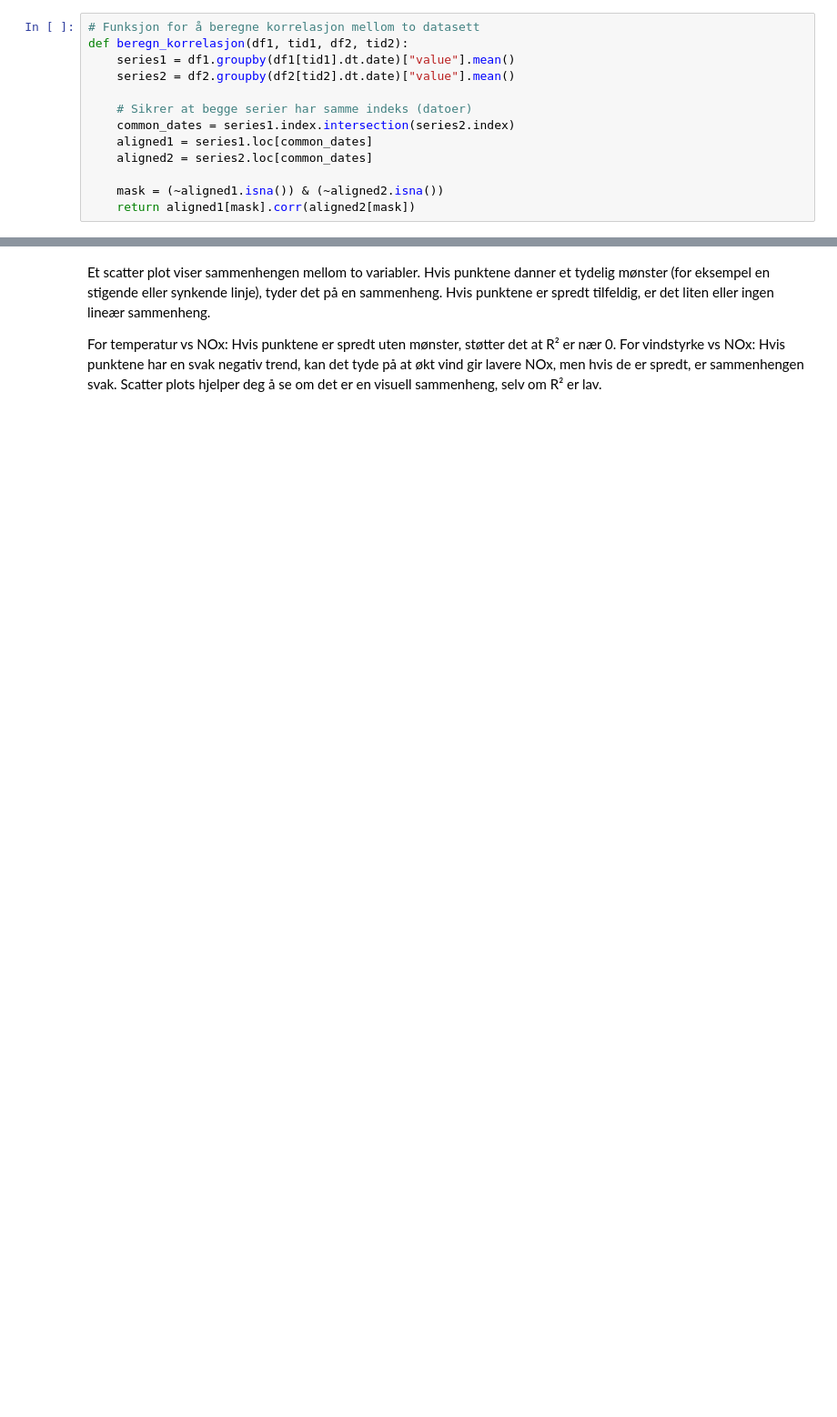
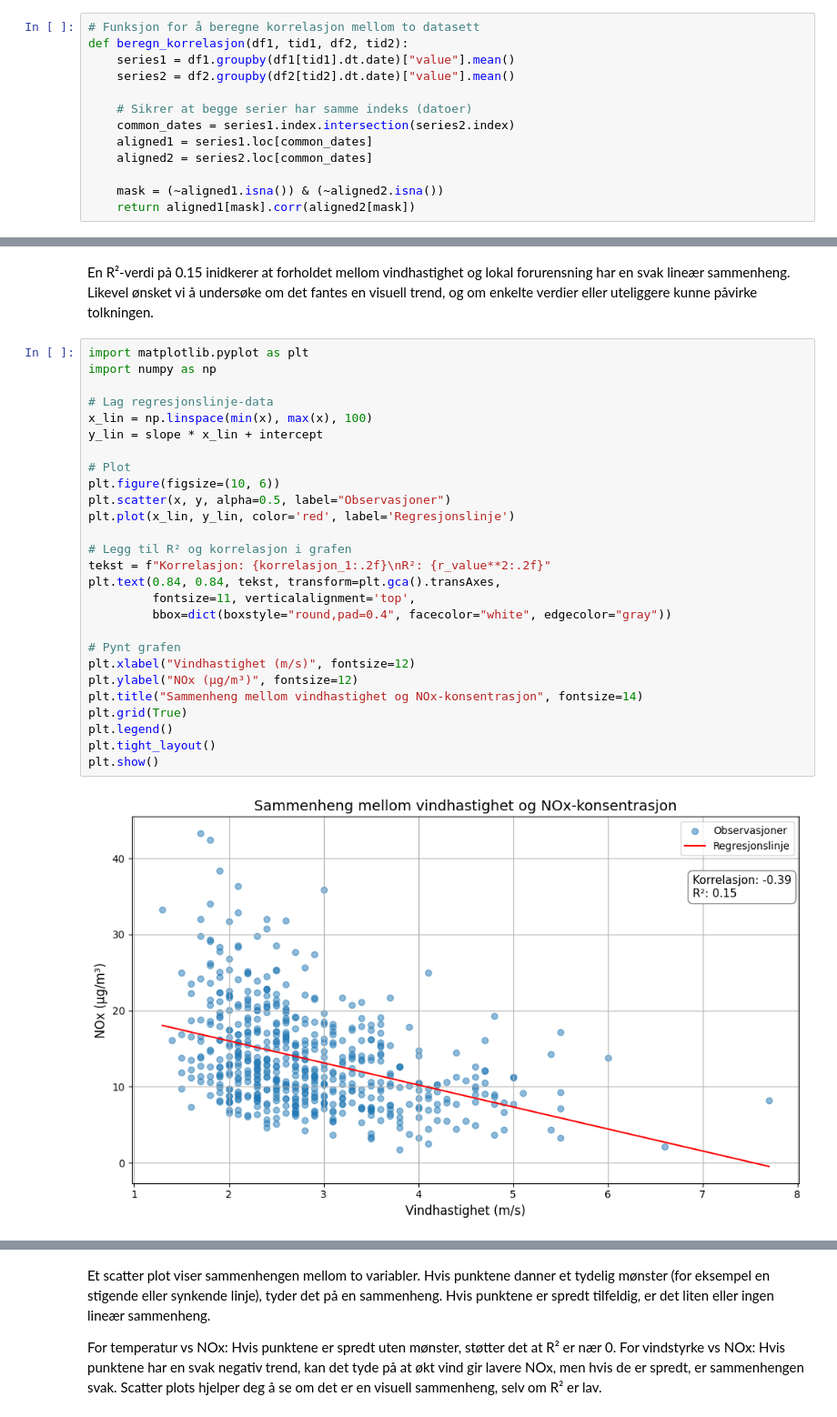
Before and after one commit to andre-hegre/Miljoeanalyse, a Jupyter notebook: proj_environment-main/notebooks/Dataanalyse.ipynb, the cells around one changed output, grey strips where cells are left out. Shown at 91% size. Drawn from its saved outputs; the diff is of its cells as text; blank space fills up the shorter version.

```diff
--- a/proj_environment-main/notebooks/Dataanalyse.ipynb
+++ b/proj_environment-main/notebooks/Dataanalyse.ipynb
@@ -230,0 +170,31 @@ Vi brukte scatter plots og sammenligning nedenfor for å undersøke sammenhenger
+# %% [markdown]
+En R²-verdi på 0.15 inidkerer at forholdet mellom vindhastighet og lokal forurensning har en svak lineær sammenheng. Likevel ønsket vi å undersøke om det fantes en visuell trend, og om enkelte verdier eller uteliggere kunne påvirke tolkningen.
+# %%
+import matplotlib.pyplot as plt
+import numpy as np
+
+# Lag regresjonslinje-data
+x_lin = np.linspace(min(x), max(x), 100)
+y_lin = slope * x_lin + intercept
+
+# Plot
+plt.figure(figsize=(10, 6))
+plt.scatter(x, y, alpha=0.5, label="Observasjoner")
+plt.plot(x_lin, y_lin, color='red', label='Regresjonslinje')
+
+# Legg til R² og korrelasjon i grafen
+tekst = f"Korrelasjon: {korrelasjon_1:.2f}\nR²: {r_value**2:.2f}"
+plt.text(0.84, 0.84, tekst, transform=plt.gca().transAxes,
+         fontsize=11, verticalalignment='top',
+         bbox=dict(boxstyle="round,pad=0.4", facecolor="white", edgecolor="gray"))
+
+# Pynt grafen
+plt.xlabel("Vindhastighet (m/s)", fontsize=12)
+plt.ylabel("NOx (µg/m³)", fontsize=12)
+plt.title("Sammenheng mellom vindhastighet og NOx-konsentrasjon", fontsize=14)
+plt.grid(True)
+plt.legend()
+plt.tight_layout()
+plt.show()
+# %% [output]
+[figure, added]
```
Also changed, not shown: parts of 28 cells of this notebook.
